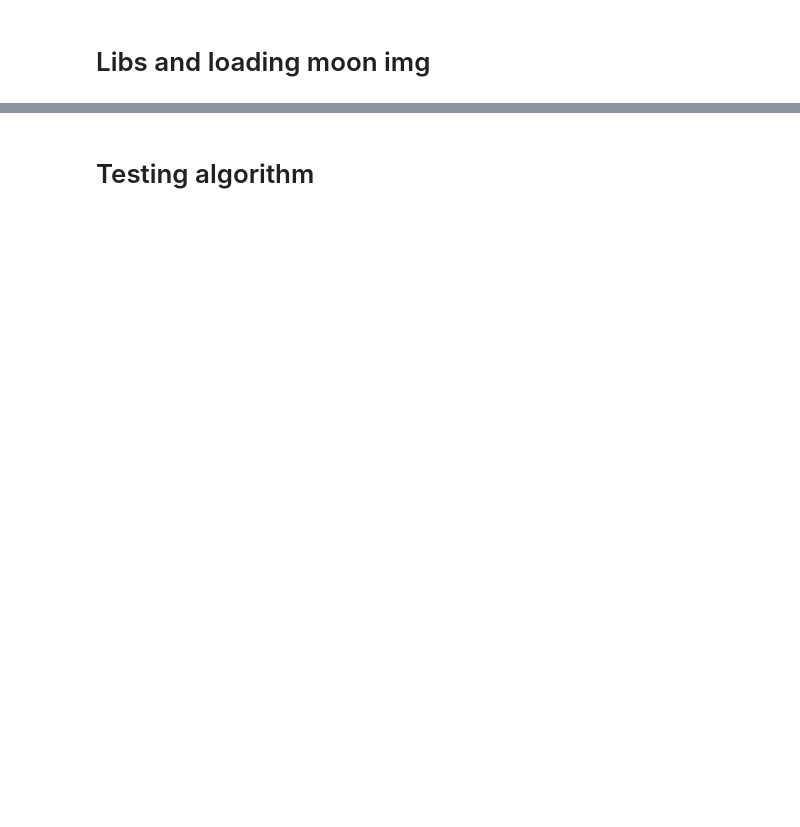
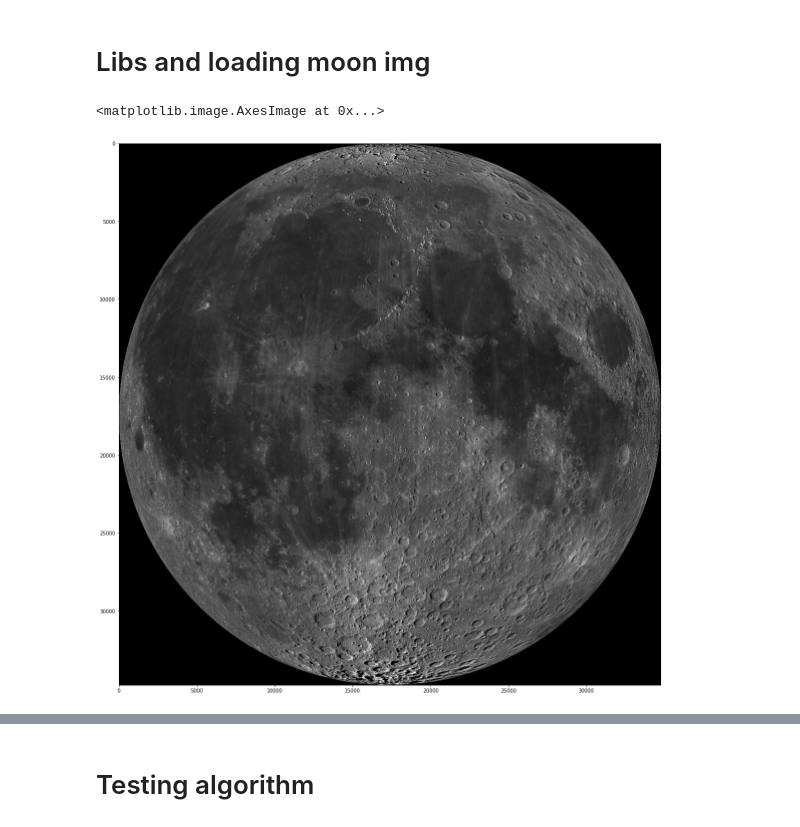
Before and after one commit to stanislav215/computer_vision, a Jupyter notebook: task3/task3.ipynb, the cells around one changed output, grey strips where cells are left out. Drawn from its saved outputs; the diff is of its cells as text; code cells hidden in the pictures; blank space fills up the shorter version.

```diff
--- a/task3/task3.ipynb
+++ b/task3/task3.ipynb
@@ -16,0 +19,6 @@ img_big = io.imread("./drive/MyDrive/mesiac.tif")
+# %%
+figure(figsize=(20,20))
+imshow(img_big,cmap="gray")
+# %% [output]
+<matplotlib.image.AxesImage at 0x...>
+[figure, added]
```
Also changed, not shown: parts of 34 cells of this notebook.
